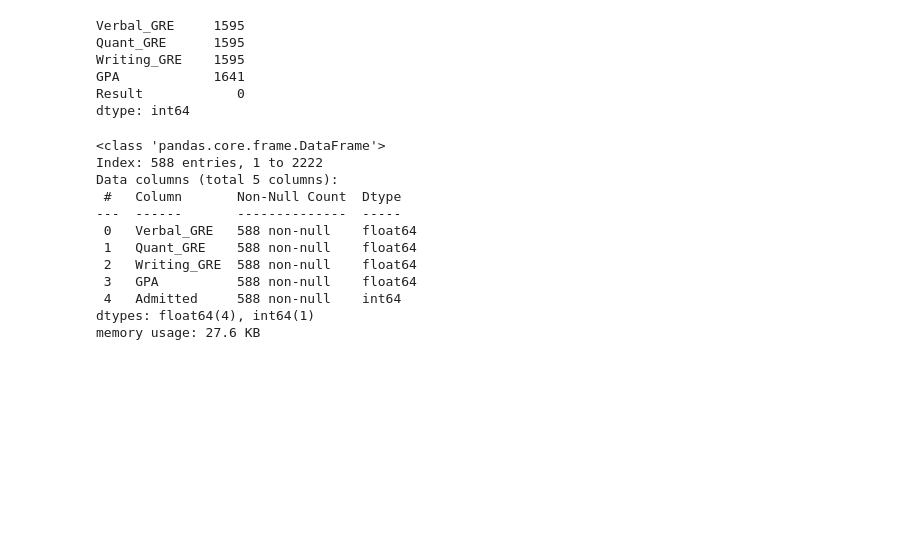
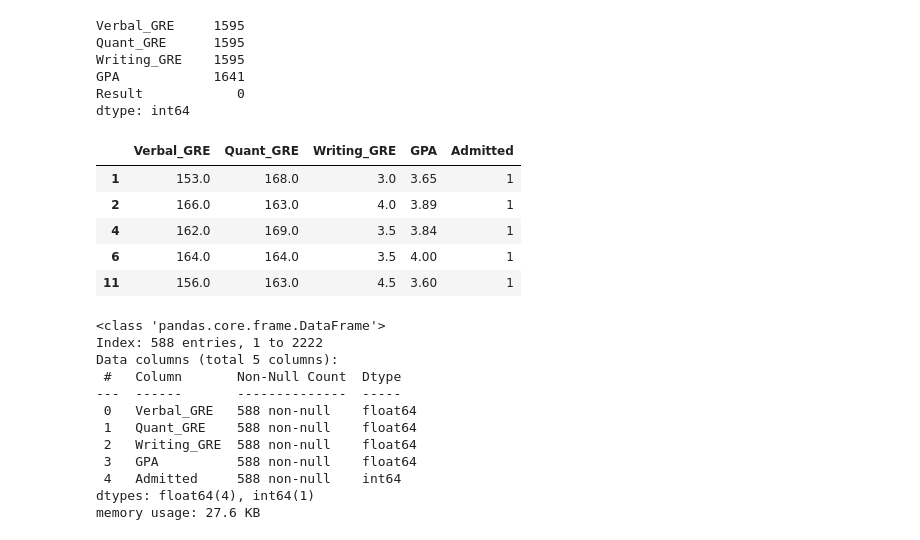
Before and after one commit to rasolonjanahary/Projet-de-fin-de-L2, a Jupyter notebook: gc_data.ipynb, the cells around one changed output. Cells and saved outputs as stored; diff of their text form; code cells hidden in the pictures; blank space fills up the shorter version.

```diff
--- a/gc_data.ipynb
+++ b/gc_data.ipynb
@@ -89,6 +89,15 @@ df_clean = df_clean.dropna()
 df_clean['Admitted'] = df_clean['Result'].apply(lambda x: 1 if x == 'Accepted' else 0)
 # %%
 df_clean = df_clean.drop(columns=['Result'])
+# %%
+df_clean.head()
+# %% [output]
+|  | Verbal_GRE | Quant_GRE | Writing_GRE | GPA | Admitted |
+| 1 | 153.0 | 168.0 | 3.0 | 3.65 | 1 |
+| 2 | 166.0 | 163.0 | 4.0 | 3.89 | 1 |
+| 4 | 162.0 | 169.0 | 3.5 | 3.84 | 1 |
+| 6 | 164.0 | 164.0 | 3.5 | 4.00 | 1 |
+| 11 | 156.0 | 163.0 | 4.5 | 3.60 | 1 |
 # %%
 df_clean.info()
 # %% [output]
```
Also changed, not shown: parts of 2 cells of this notebook, 7 other files.
